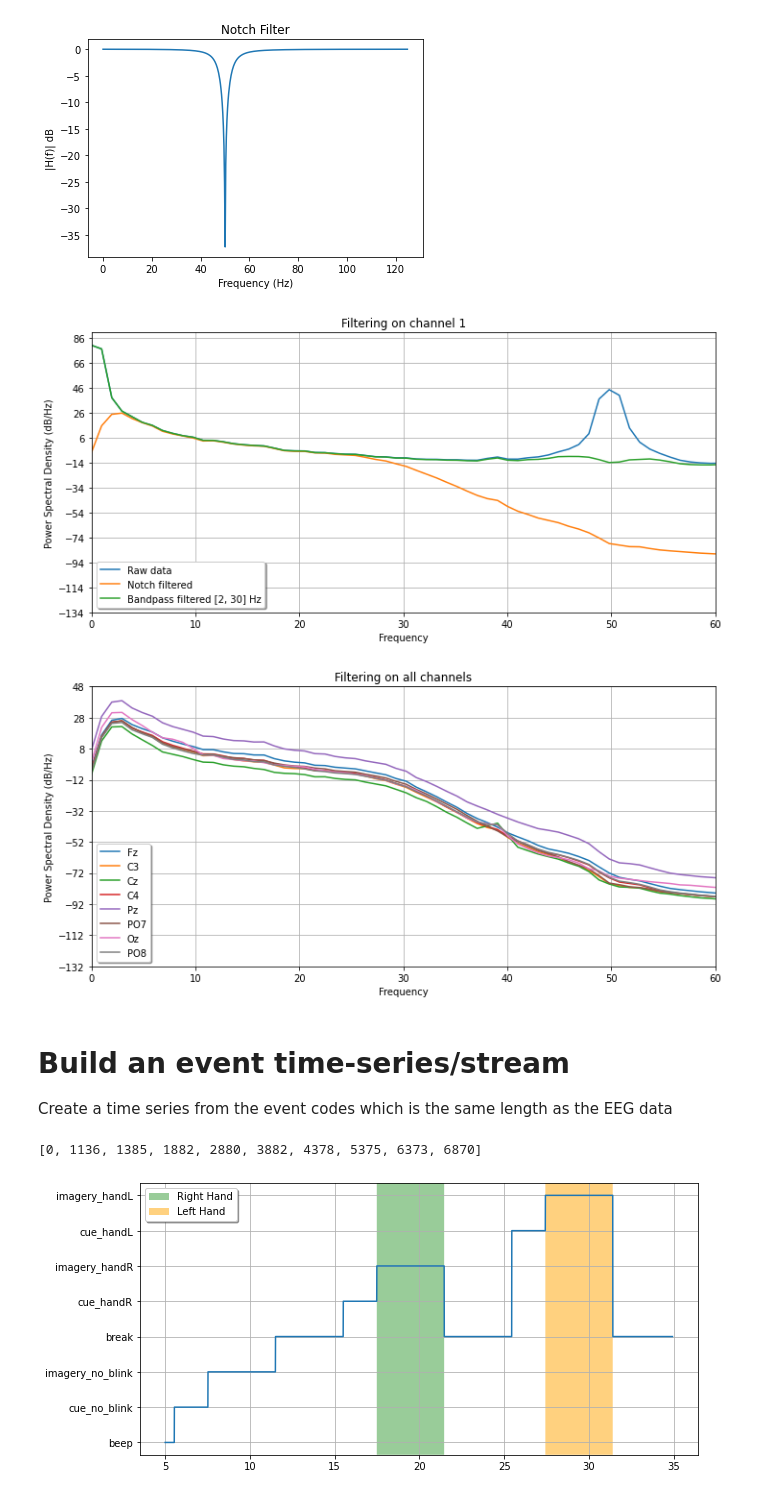
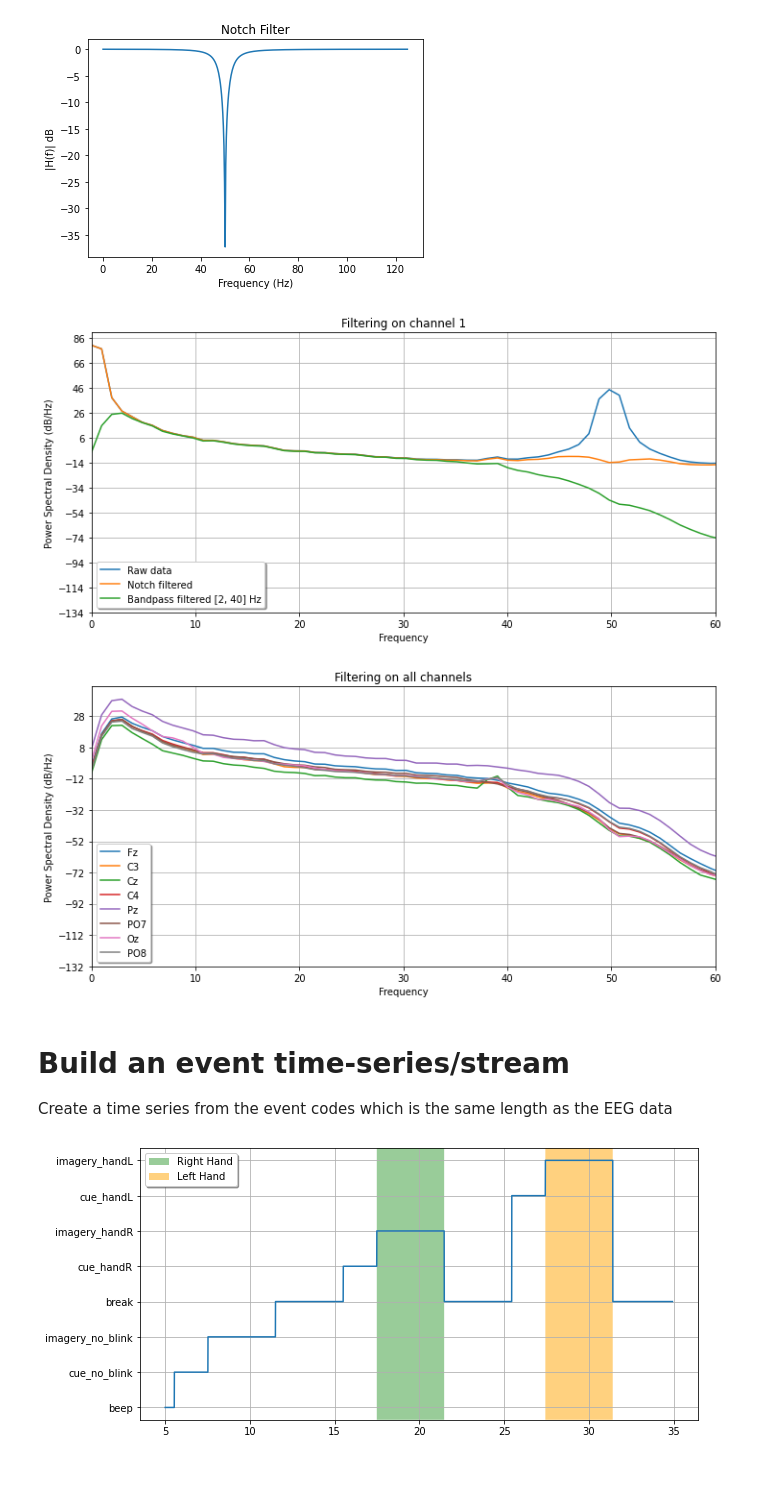
Before and after one commit to Jake-Jay/motor-imagery, a Jupyter notebook: PreprocessingFromXDF.ipynb, the cells around one changed output. Saved outputs shown, nothing was run; the diff lists cells and outputs as text; code cells hidden in the pictures.

```diff
--- a/PreprocessingFromXDF.ipynb
+++ b/PreprocessingFromXDF.ipynb
@@ -9,9 +9,12 @@ from scipy import signal
 
 from util import preprocess_util
 
+%load_ext autoreload
+%autoreload 2
+
 DATA_DIR = Path('./data')
 DATA_FILE_NAME = 'Sandra_MI_1h.xdf'
-DATA_FILE = DATA_DIR / DATA_FILE
+DATA_FILE = DATA_DIR / DATA_FILE_NAME
 # %% [markdown]
 # Read in xdf file(s)
 # %%
@@ -140,7 +151,7 @@ eeg_data = eeg_data - np.mean(eeg_data, axis=0)
 ## Filter EEG data
 # %%
 lf = 2
-hf = 30
+hf = 40
 nf = 50
 
 # Design notch filter
@@ -163,18 +174,18 @@ eeg_notched_bp = preprocess_util.bandpass(eeg_notched, lf=lf, hf=hf, fs=fs, ftyp
 # %%
 channel_number = name2channel('C3')
 
 # Show the effect of the filter
 plt.figure(figsize=(10,5))
 plt.title(f'Filtering on channel {channel_number}')
 plt.psd(eeg_data[channel_number], Fs=fs, label='Raw data')
-plt.psd(eeg_notched_bp[channel_number], Fs=fs, label='Notch filtered')
-plt.psd(eeg_notched[channel_number], Fs=fs, label=f'Bandpass filtered [{lf}, {hf}] Hz')
+plt.psd(eeg_notched[channel_number], Fs=fs, label='Notch filtered')
+plt.psd(eeg_notched_bp[channel_number], Fs=fs, label=f'Bandpass filtered [{lf}, {hf}] Hz')
 plt.tight_layout()
 plt.legend(loc='lower left', shadow=True)
 plt.xlim([0,60])
 plt.show()
 # %% [output]
-[figure, old version]
+[figure, new version]
 # %%
 plt.figure(figsize=(10,5))
 plt.title(f'Filtering on all channels')
@@ -187,7 +198,7 @@ plt.legend(loc='lower left', shadow=True)
 plt.xlim([0,60])
 plt.show()
 # %% [output]
-[figure, old version]
+[figure, new version]
 # %% [markdown]
 # Build an event time-series/stream
 
@@ -219,10 +230,6 @@ for i, (_, code) in enumerate(zip(indices[1:], event_codes)):
         event_time_series[indices[idx]:indices[idx+1]] = code
     else:
         event_time_series[indices[idx]:] = code
-# %%
-indices[0:10]
-# %% [output]
-[0, 1136, 1385, 1882, 2880, 3882, 4378, 5375, 6373, 6870]
 # %%
 window = 30
 start_time = 5
```
Also changed, not shown: parts of 19 cells of this notebook, 3 other files.
